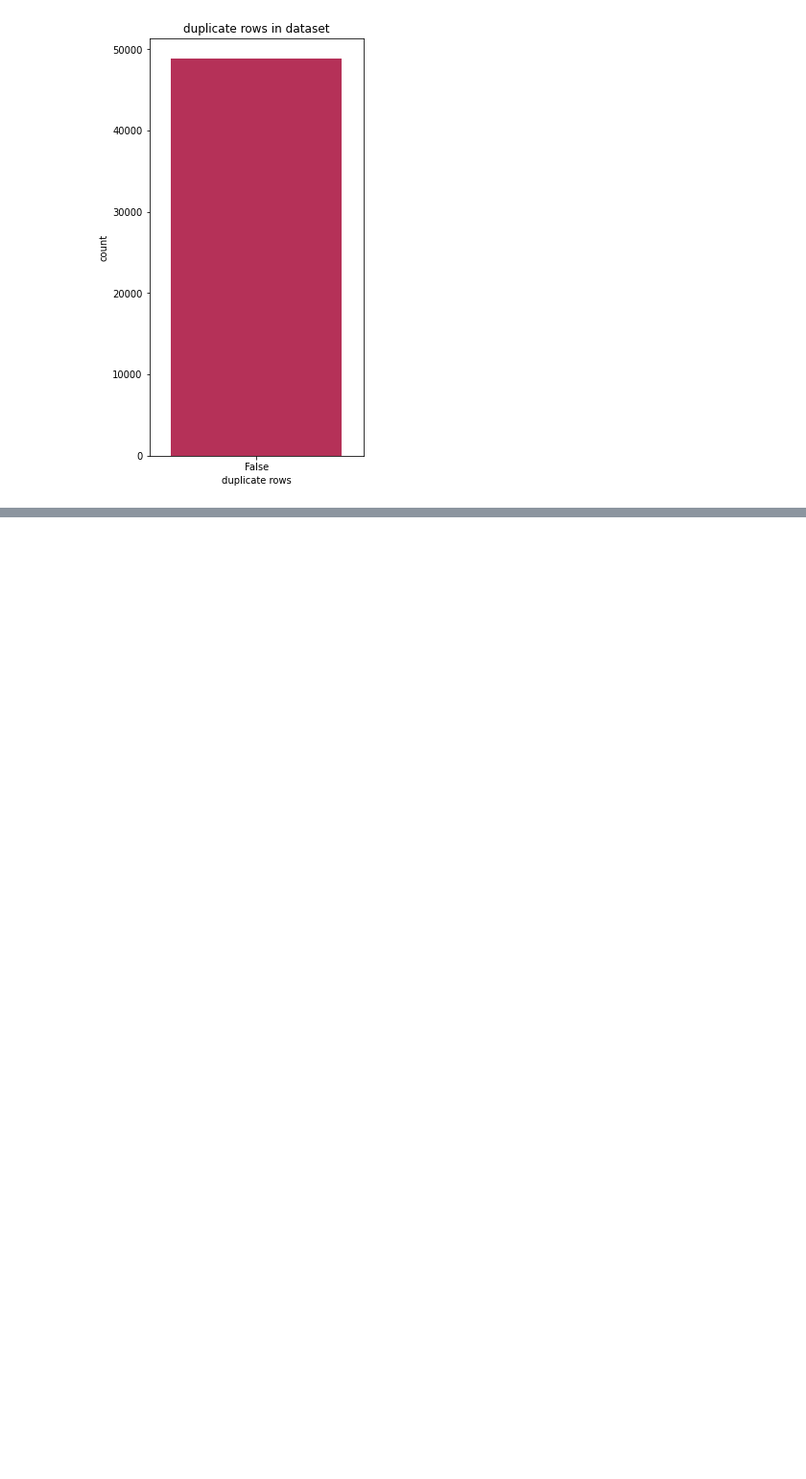
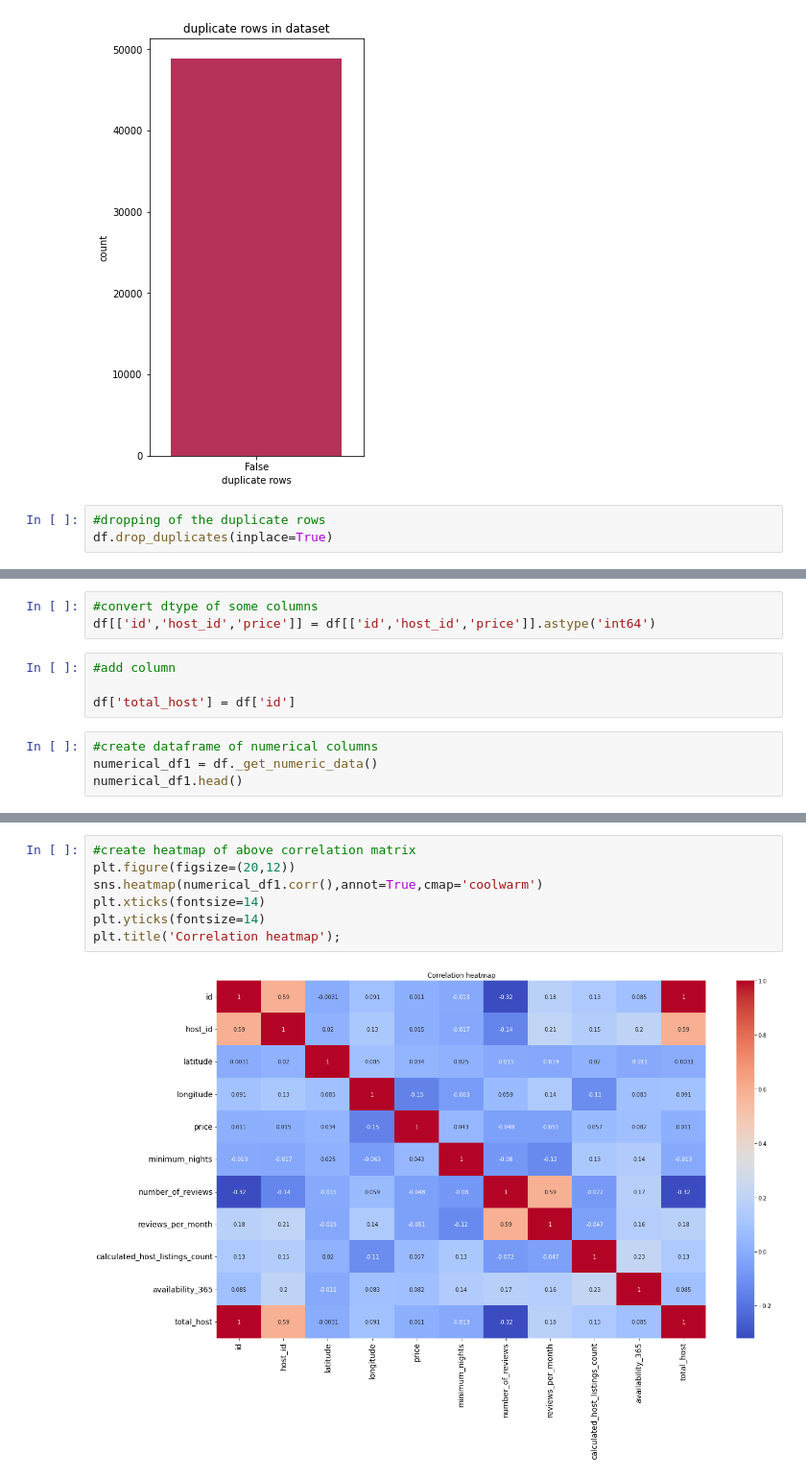
Before and after one commit to yashwany/EDA-Capstone-Project-on-Airbnb, a Jupyter notebook: EDA_Capstone_Project_on_Airbnb.ipynb, the cells around one changed output, grey strips where cells are left out. Shown: that part at 96% size. Drawn from its saved outputs; the diff is of its cells as text; blank space fills up the shorter version.

```diff
--- a/EDA_Capstone_Project_on_Airbnb.ipynb
+++ b/EDA_Capstone_Project_on_Airbnb.ipynb
@@ -221,3 +221,6 @@ plt.title('duplicate rows in dataset')
 # %% [output]
 Text(0.5, 1.0, 'duplicate rows in dataset')
 [figure]
+# %%
+#dropping of the duplicate rows
+df.drop_duplicates(inplace=True)
@@ -223,0 +234,11 @@ Text(0.5, 1.0, 'duplicate rows in dataset')
+# %%
+#convert dtype of some columns
+df[['id','host_id','price']] = df[['id','host_id','price']].astype('int64')
+# %%
+#add column
+
+df['total_host'] = df['id']
+# %%
+#create dataframe of numerical columns
+numerical_df1 = df._get_numeric_data()
+numerical_df1.head()
@@ -223,0 +284,9 @@ Text(0.5, 1.0, 'duplicate rows in dataset')
+# %%
+#create heatmap of above correlation matrix
+plt.figure(figsize=(20,12))
+sns.heatmap(numerical_df1.corr(),annot=True,cmap='coolwarm')
+plt.xticks(fontsize=14)
+plt.yticks(fontsize=14)
+plt.title('Correlation heatmap');
+# %% [output]
+[figure, added]
```
Also changed, not shown: parts of 8 cells of this notebook.
